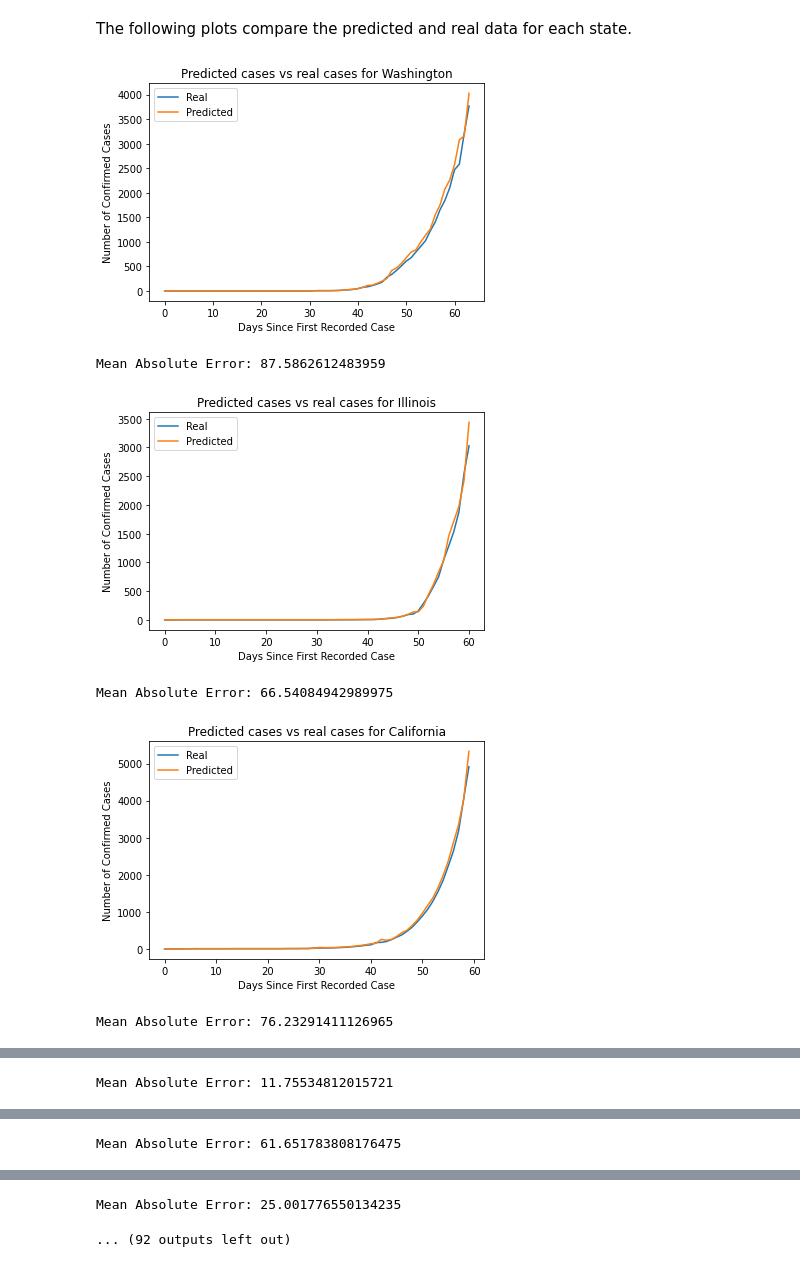
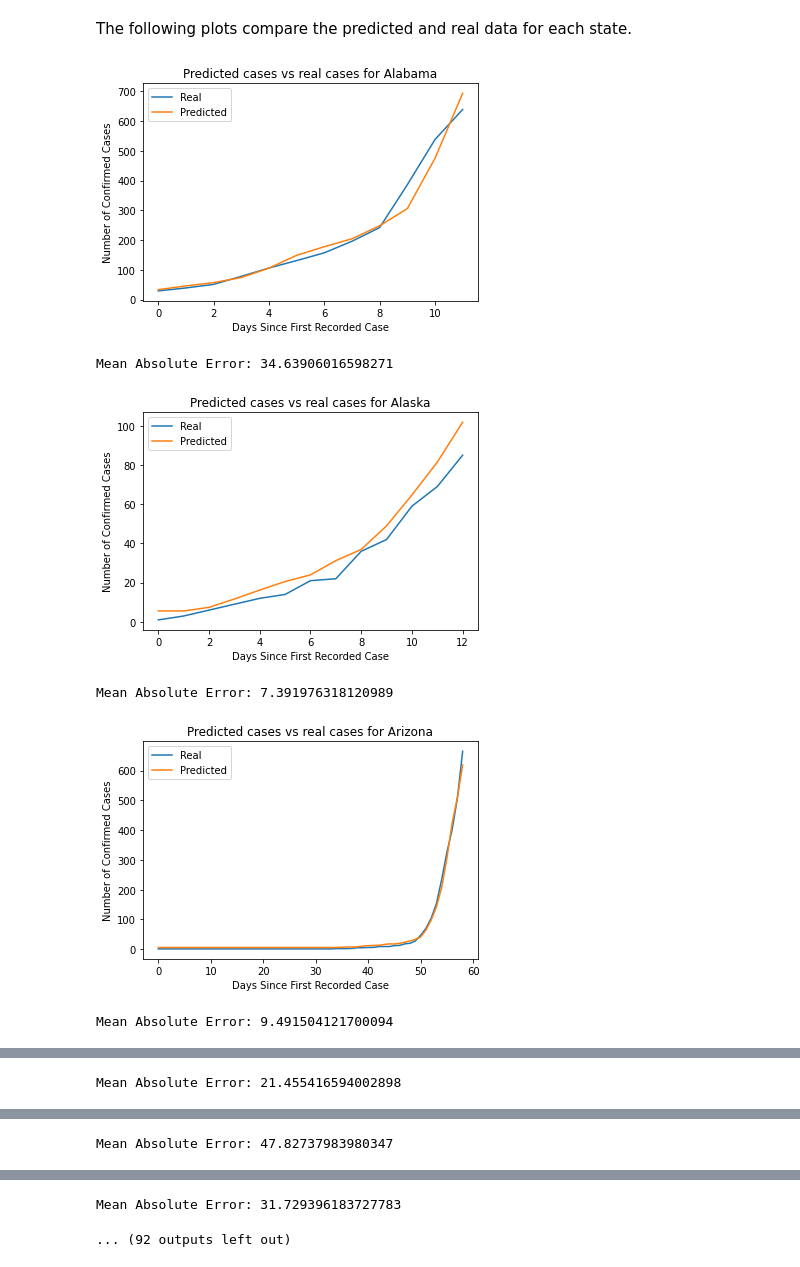
Before and after one commit to sagars729/HooHacks20, a Jupyter notebook: HooHacks.ipynb, the cells around one changed output, grey strips where cells are left out. Cells and saved outputs as stored; diff of their text form; code cells hidden in the pictures.

Commit message:
MongoDB Implementation and Roll Forward Predictions

```diff
--- a/HooHacks.ipynb
+++ b/HooHacks.ipynb
@@ -50,0 +67,23 @@ Covid-19 dataset loaded with 1361 rows
+# %%
+import pymongo
+from pymongo import MongoClient
+
+client = pymongo.MongoClient("mongodb+srv://Hackers:HooHacks@hoohacks2020-czgp0.mongodb.net/test?retryWrites=true&w=majority")
+db = client.covid
+
+collection = db.locations
+
+#Find All The Data For One Location
+def get_data(loc):
+  locationData = []
+  keys = ['Date', 'Cases', 'Population','Density', 'Children_018', 'Adults_1925', 'Adults_2634', 'Adults_3554', 'Adults_5564', 'Adults_65pl']
+  for document in collection.find({"Location": loc}):
+    locationData.append([document[i] for i in keys])
+
+  return locationData
+#Find All Unique Dates
+#uniqueDates = collection.distinct("Date");
+
+locs = collection.distinct("Location")
+print(locs)
+max_dense = 1207.672217
@@ -195,36 +253,38 @@ Testing RMSE: 66
 # %% [markdown]
 The following plots compare the predicted and real data for each state.
 # %%
-conn, curs = init()
+#conn, curs = init()
+seq=3
 
 for loc in locs:
   x = []
   y = []
-  res = conn.execute("select date, cases, population, density, children_018, adults_1925, adults_2634, adults_3554, adults_5564, adults_65pl from mytable where location=?", (loc,))
+  #res = conn.execute("select date, cases, population, density, children_018, adults_1925, adults_2634, adults_3554, adults_5564, adults_65pl from mytable where location=?", (loc,))
+  res = get_data(loc)
   res = [r for r in res]
   res.sort(key=lambda r: date_to_tup(r[0]))
-  cases = [r[1] for r in res]
+  cases = [int(r[1]) for r in res]
 
-  data = [nd(res[0][3])] + [float(v) for v in res[0][4:]]
+  data = [nd(float(res[0][3]))] + [float(v) for v in res[0][4:]]
   for i in range(seq, len(cases)):
     x.append(cases[i-seq:i] + data)
     y.append([cases[i]])
 
   x = np.array(x, dtype="float32")
   y_pred = model.predict(x)
   pyplot.plot([i[0] for i in y], label="Real")
   pyplot.plot([i[0] for i in y_pred], label="Predicted")
   pyplot.title("Predicted cases vs real cases for %s" % (loc,))
   pyplot.xlabel("Days Since First Recorded Case")
   pyplot.ylabel("Number of Confirmed Cases")
   pyplot.legend()
   pyplot.show()
 
   print("Mean Absolute Error:", sqrt(mean_squared_error(y, y_pred)))
 # %% [output]
-[figure, old version]
+[figure, new version]
-Mean Absolute Error: 87.5862612483959
+Mean Absolute Error: 34.63906016598271
-[figure, old version]
+[figure, new version]
-Mean Absolute Error: 66.54084942989975
+Mean Absolute Error: 7.391976318120989
-[figure, old version]
+[figure, new version]
-Mean Absolute Error: 76.23291411126965
+Mean Absolute Error: 9.491504121700094
@@ -232 +292 @@ Mean Absolute Error: 76.23291411126965
-Mean Absolute Error: 11.75534812015721
+Mean Absolute Error: 21.455416594002898
@@ -234 +294 @@ Mean Absolute Error: 11.75534812015721
-Mean Absolute Error: 61.651783808176475
+Mean Absolute Error: 47.82737983980347
@@ -236,2 +296,2 @@ Mean Absolute Error: 61.651783808176475
-Mean Absolute Error: 25.001776550134235
+Mean Absolute Error: 31.729396183727783
 ... (92 outputs left out)
```
Also changed, not shown: parts of 13 cells of this notebook.
